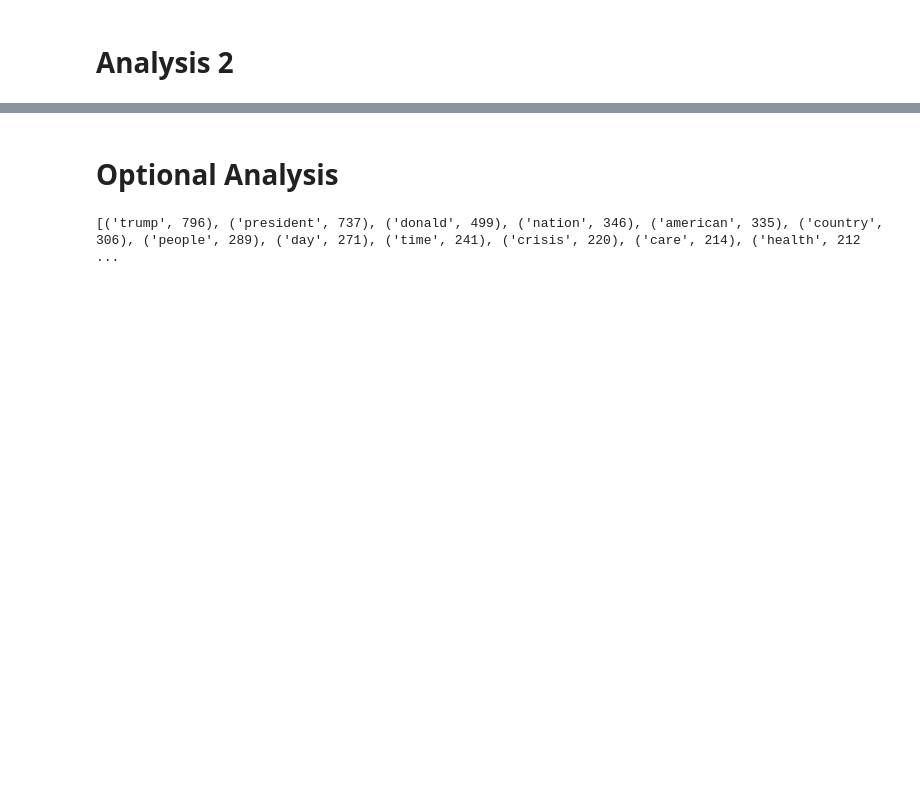
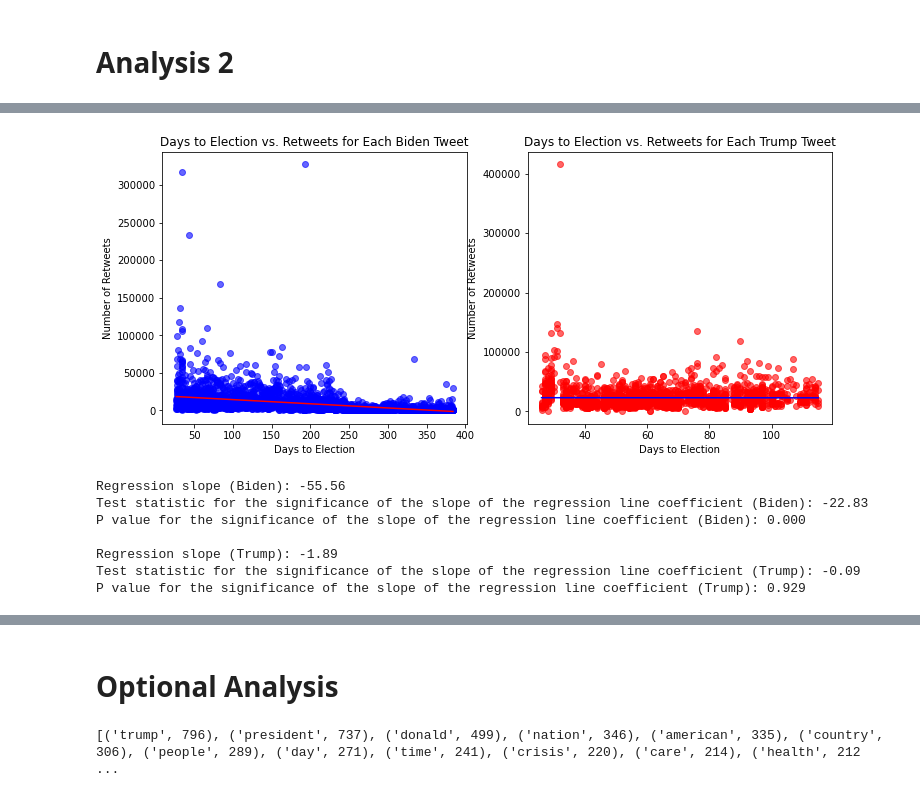
Before and after one commit to sunil-2000/Twitter-Data-Science-Project, a Jupyter notebook: phase4 FINAL (TAs Grade This).ipynb, the cells around one changed output, grey strips where cells are left out. Drawn from its saved outputs; the diff is of its cells as text; code cells hidden in the pictures; blank space fills up the shorter version.

```diff
--- a/phase4 FINAL (TAs Grade This).ipynb
+++ b/phase4 FINAL (TAs Grade This).ipynb
@@ -1129,0 +953,49 @@ Warnings:
+# %%
+# Biden retweets vs. days to election
+
+fig, (ax1, ax2) = plt.subplots(1, 2, figsize=(12, 5))
+
+b_days_retweets_model = linear_model.LinearRegression().fit(biden_tweets[["days_to_election"]], biden_tweets["retweets"])
+b_days_retweets_predict = b_days_retweets_model.predict(biden_tweets[["days_to_election"]])
+
+ax1.scatter(biden_tweets["days_to_election"], biden_tweets["retweets"], alpha = 0.6, color = "blue")
+ax1.plot(biden_tweets["days_to_election"], b_days_retweets_predict, c = "red")
+ax1.set_title("Days to Election vs. Retweets for Each Biden Tweet")
+ax1.set_xlabel("Days to Election")
+ax1.set_ylabel("Number of Retweets")
+
+t_days_retweets_model = linear_model.LinearRegression().fit(trump_tweets[["days_to_election"]], trump_tweets["retweets"])
+t_days_retweets_predict = t_days_retweets_model.predict(trump_tweets[["days_to_election"]])
+
+ax2.scatter(trump_tweets["days_to_election"], trump_tweets["retweets"], alpha = 0.6, color = "red")
+ax2.plot(trump_tweets["days_to_election"], t_days_retweets_predict, c = "blue")
+ax2.set_title("Days to Election vs. Retweets for Each Trump Tweet")
+ax2.set_xlabel("Days to Election")
+ax2.set_ylabel("Number of Retweets")
+
+plt.show()
+
+b_days_retweets_est = sm.OLS(biden_tweets["retweets"], sm.add_constant(biden_tweets[["days_to_election"]]))
+b_days_retweets_est2 = b_days_retweets_est.fit()
+# print(b_days_retweets_est2.summary())
+print("Regression slope (Biden): " + "{:.2f}".format(b_days_retweets_est2.params[1]))
+print("Test statistic for the significance of the slope of the regression line coefficient (Biden): " + "{:.2f}".format(b_days_retweets_est2.tvalues[1]))
+print("P value for the significance of the slope of the regression line coefficient (Biden): " + "{:.3f}".format(b_days_retweets_est2.pvalues[1]))
+
+print("")
+
+t_days_retweets_est = sm.OLS(trump_tweets["retweets"], sm.add_constant(trump_tweets[["days_to_election"]]))
+t_days_retweets_est2 = t_days_retweets_est.fit()
+# print(t_days_retweets_est2.summary())
+print("Regression slope (Trump): " + "{:.2f}".format(t_days_retweets_est2.params[1]))
+print("Test statistic for the significance of the slope of the regression line coefficient (Trump): " + "{:.2f}".format(t_days_retweets_est2.tvalues[1]))
+print("P value for the significance of the slope of the regression line coefficient (Trump): " + "{:.3f}".format(t_days_retweets_est2.pvalues[1]))
+# %% [output]
+[figure, added]
+Regression slope (Biden): -55.56
+Test statistic for the significance of the slope of the regression line coefficient (Biden): -22.83
+P value for the significance of the slope of the regression line coefficient (Biden): 0.000
+
+Regression slope (Trump): -1.89
+Test statistic for the significance of the slope of the regression line coefficient (Trump): -0.09
+P value for the significance of the slope of the regression line coefficient (Trump): 0.929
```
Also changed, not shown: parts of 15 cells of this notebook.
